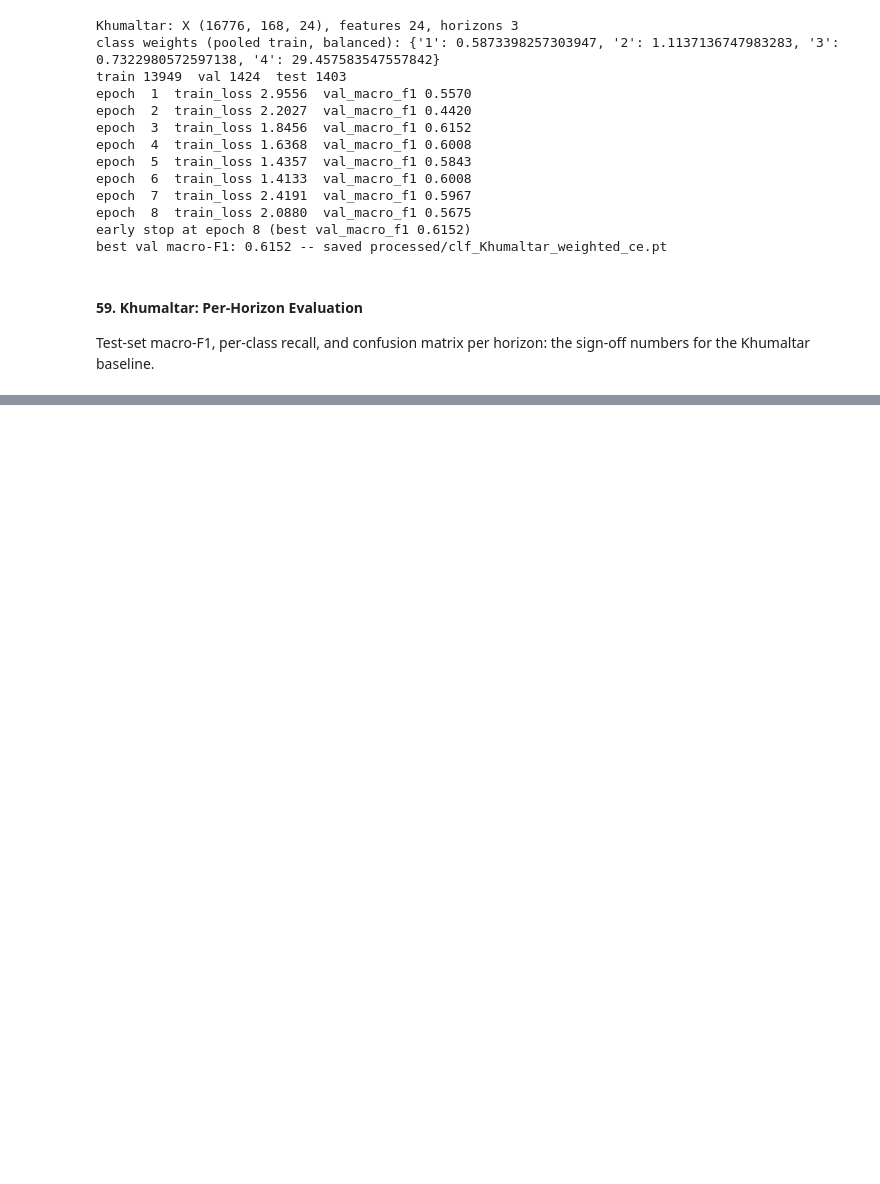
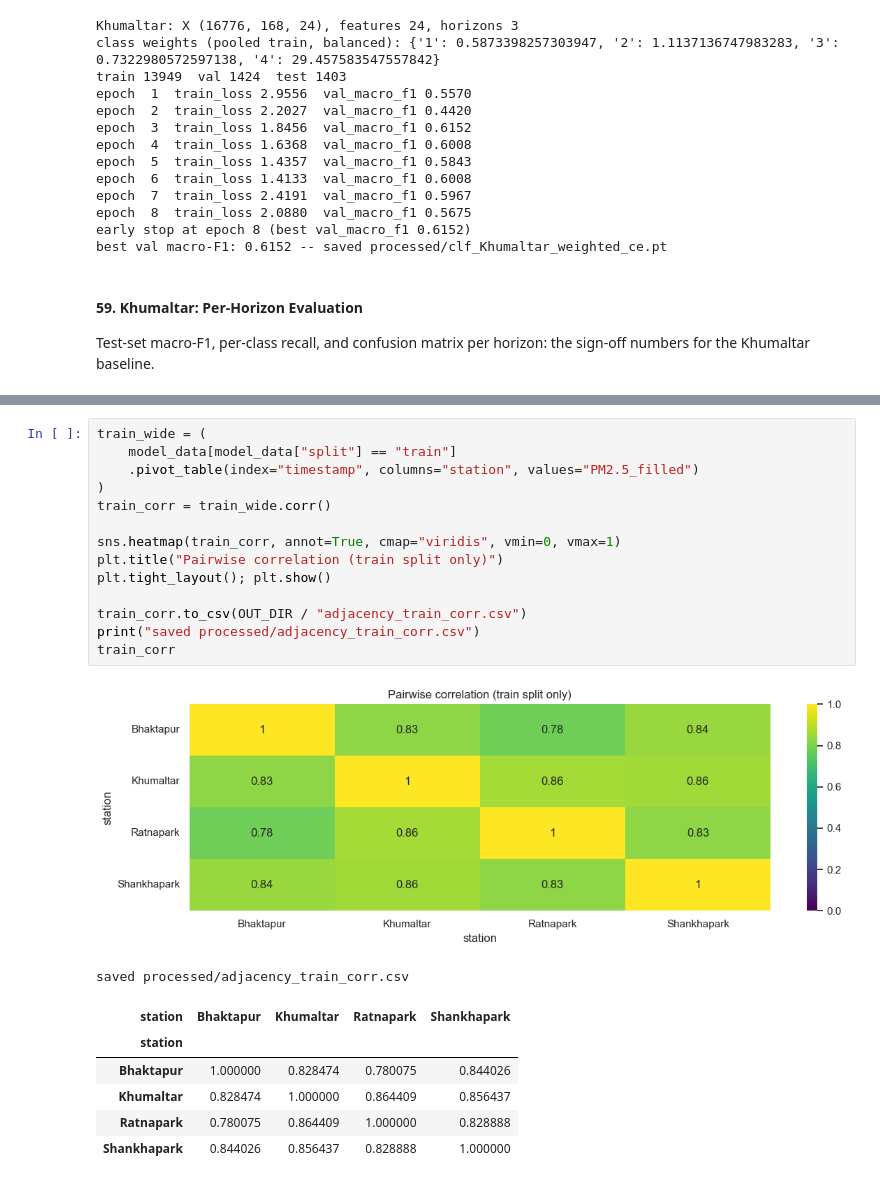
Before and after one commit to susmitahkhanal/kathmandu_pm25_forecasting, a Jupyter notebook: index.ipynb, the cells around one changed output, grey strips where cells are left out. Cells and saved outputs as stored; diff of their text form; blank space fills up the shorter version.

```diff
--- a/index.ipynb
+++ b/index.ipynb
@@ -1552,0 +1782,23 @@ saved processed/clf_Khumaltar_weighted_ce_eval.json
+# %%
+train_wide = (
+    model_data[model_data["split"] == "train"]
+    .pivot_table(index="timestamp", columns="station", values="PM2.5_filled")
+)
+train_corr = train_wide.corr()
+
+sns.heatmap(train_corr, annot=True, cmap="viridis", vmin=0, vmax=1)
+plt.title("Pairwise correlation (train split only)")
+plt.tight_layout(); plt.show()
+
+train_corr.to_csv(OUT_DIR / "adjacency_train_corr.csv")
+print("saved processed/adjacency_train_corr.csv")
+train_corr
+# %% [output]
+[figure, added]
+saved processed/adjacency_train_corr.csv
+| station | Bhaktapur | Khumaltar | Ratnapark | Shankhapark |
+| station |  |  |  |  |
+| Bhaktapur | 1.000000 | 0.828474 | 0.780075 | 0.844026 |
+| Khumaltar | 0.828474 | 1.000000 | 0.864409 | 0.856437 |
+| Ratnapark | 0.780075 | 0.864409 | 1.000000 | 0.828888 |
+| Shankhapark | 0.844026 | 0.856437 | 0.828888 | 1.000000 |
```
Also changed, not shown: parts of 15 cells of this notebook.
